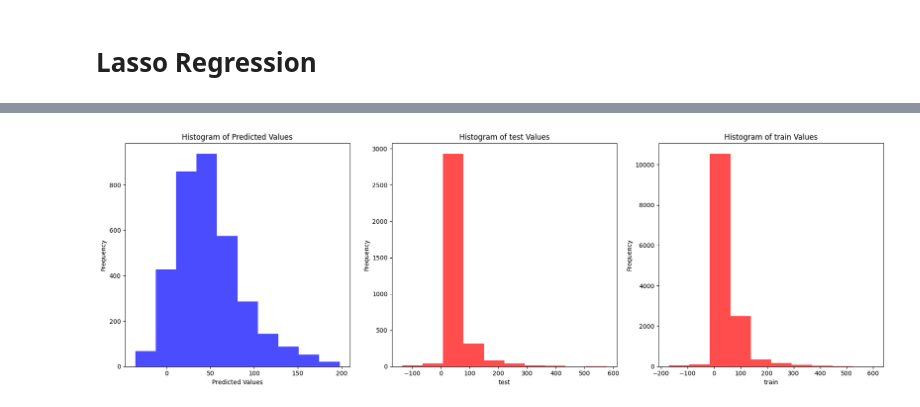
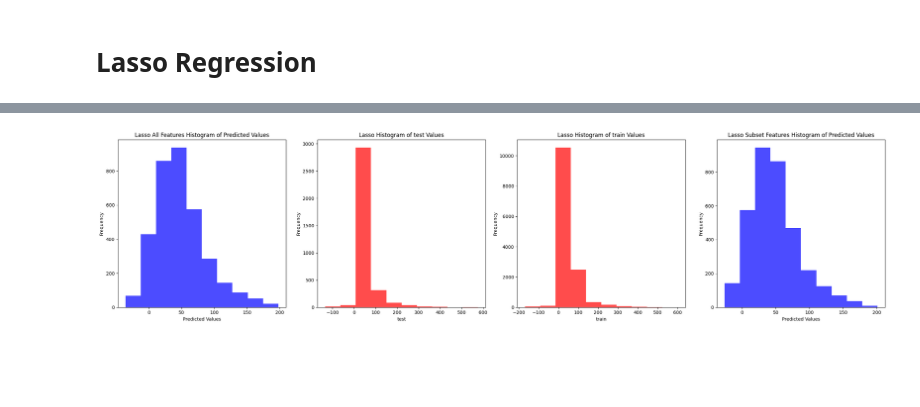
Before and after one commit to MSCI-446-Project-Team/MSCI_446_ML_Course_Project, a Jupyter notebook: Predictions/src/models.ipynb, the cells around one changed output, grey strips where cells are left out. Cells and saved outputs as stored; diff of their text form; code cells hidden in the pictures; blank space fills up the shorter version.

Commit message:
subset w lasso

```diff
--- a/Predictions/src/models.ipynb
+++ b/Predictions/src/models.ipynb
@@ -17,0 +7,11 @@ data.head()
+# %%
+# import os
+# current_directory = os.getcwd()
+
+# # Construct the full path to the CSV file
+# file_path = os.path.join(current_directory, '..', 'Final_table.csv')
+
+# Read the CSV file into a DataFrame
+data = pd.read_csv('/Users/leventeren/Documents/446-ML/New_Final_Project/MSCI_446_ML_Course_Project/Final_table.csv')
+# data = pd.read_csv('..Final_table.csv')
+data.head()
@@ -114,16 +110,21 @@ from sklearn.linear_model import Lasso
 
 # Initiate the model
 model_la = Lasso(alpha=0.1)
+model_la_sub = Lasso(alpha=0.1)
 
 # Fit the model to train set
 model_la.fit(X_train, y_train)
+model_la_sub.fit(X_train.iloc[:,[13,18,21,22,26]], y_train)
 
 # Predict in test set
 predict = model_la.predict(X_test)
+predict_sub = model_la_sub.predict(X_test.iloc[:,[13,18,21,22,26]])
 
 # Evaluate the performance of the model using MSE
 print('mse: ',metrics.mean_squared_error(predict, y_test))
 print('mape: ',metrics.mean_absolute_percentage_error(predict, y_test))
+print('mse sub: ',metrics.mean_squared_error(predict_sub, y_test))
+print('mape sub: ',metrics.mean_absolute_percentage_error(predict_sub, y_test))
 # %% [output]
 mse:  1179.256458504564
 mape:  1.376225755881477
@@ -149,30 +171,35 @@ plt.show()
 # %%
 
 
 # Create subplots
-fig, axs = plt.subplots(1, 3, figsize=(18, 6))
+fig, axs = plt.subplots(1, 4, figsize=(24, 6))
 
 # Plot histogram for predicted values
 axs[0].hist(predict, bins=10, color='blue', alpha=0.7)
-axs[0].set_title('Histogram of Predicted Values')
+axs[0].set_title('Lasso All Features Histogram of Predicted Values')
 axs[0].set_xlabel('Predicted Values')
 axs[0].set_ylabel('Frequency')
 
 # Plot histogram for true values
 axs[1].hist(y_test, bins=10, color='red', alpha=0.7)
-axs[1].set_title('Histogram of test Values')
+axs[1].set_title('Lasso Histogram of test Values')
 axs[1].set_xlabel('test')
 axs[1].set_ylabel('Frequency')
 
 axs[2].hist(y_train, bins=10, color='red', alpha=0.7)
-axs[2].set_title('Histogram of train Values')
+axs[2].set_title('Lasso Histogram of train Values')
 axs[2].set_xlabel('train')
 axs[2].set_ylabel('Frequency')
+
+axs[3].hist(predict_sub, bins=10, color='blue', alpha=0.7)
+axs[3].set_title('Lasso Subset Features Histogram of Predicted Values')
+axs[3].set_xlabel('Predicted Values')
+axs[3].set_ylabel('Frequency')
 
 # Adjust layout
 plt.tight_layout()
 
 # Show plots
 plt.show()
 # %% [output]
-[figure, old version]
+[figure, new version]
```
Also changed, not shown: parts of 7 cells of this notebook.
